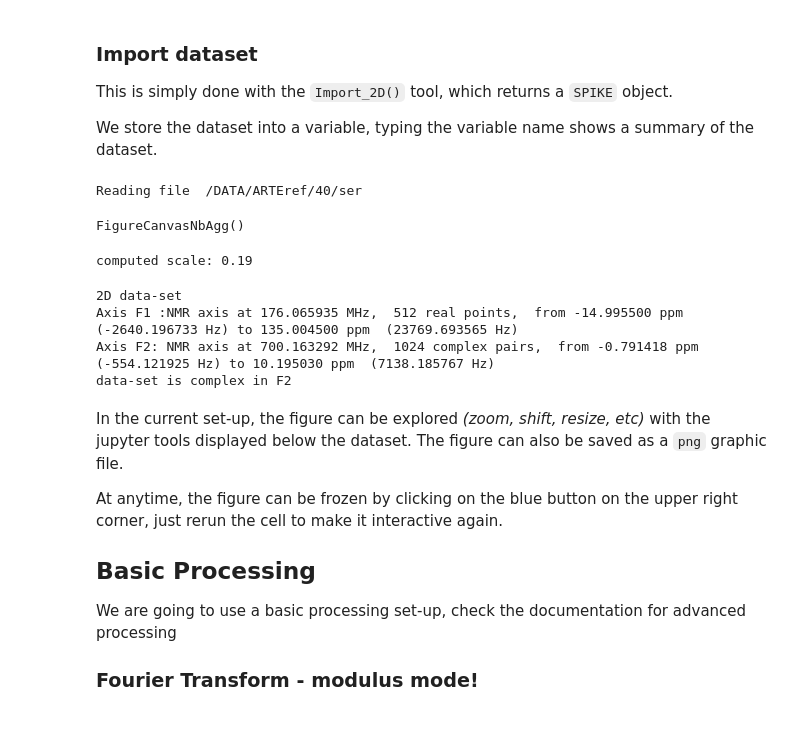
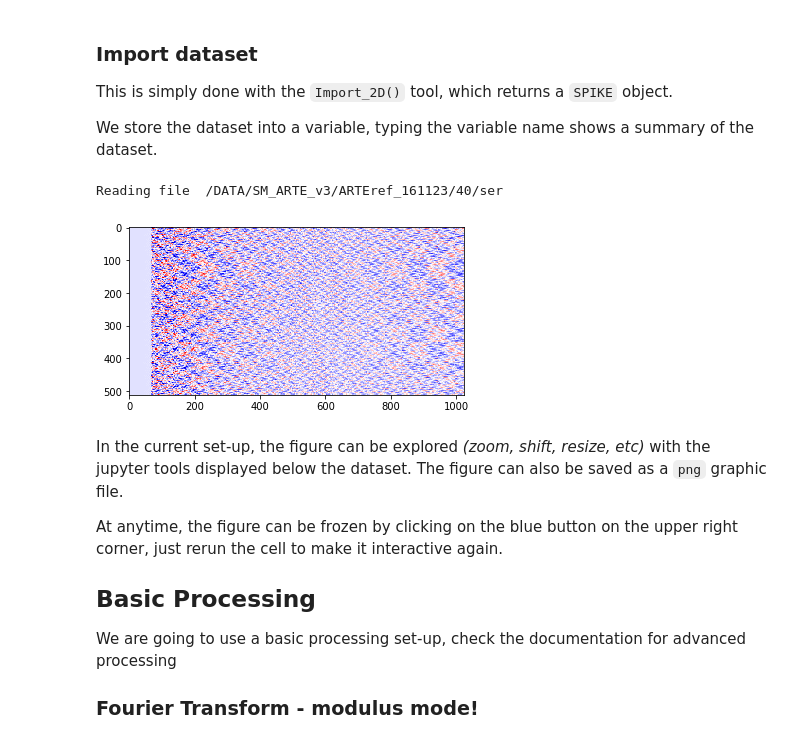
Before and after one commit to spike-project/spike, a Jupyter notebook: Notebooks/Proc2DNMR.ipynb, the cells around one changed output. Drawn from its saved outputs; the diff is of its cells as text; code cells hidden in the pictures.

```diff
--- a/Notebooks/Proc2DNMR.ipynb
+++ b/Notebooks/Proc2DNMR.ipynb
@@ -76,18 +78,14 @@ We store the dataset into a variable, typing the variable name shows a summary o
 # %%
 print('Reading file ',FC.selected)
 d2 = Import_2D(FC.selected)
 d2.filename = FC.selected
 d2.pulprog = d2.params['acqu']['$PULPROG']
 print (d2.params['acqu']['title'])
-d2.set_unit('sec').display(title="%s %s"%(FC.nmrname,d2.pulprog), scale='auto')
+#d2.set_unit('sec').display(title="%s %s"%(FC.nmrname,d2.pulprog), scale='auto')
+plt.imshow(d2.get_buffer().imag, cmap="seismic"); #  "Accent")
 # %% [output]
-Reading file  /DATA/ARTEref/40/ser
+Reading file  /DATA/SM_ARTE_v3/ARTEref_161123/40/ser
-FigureCanvasNbAgg()
-computed scale: 0.19
-2D data-set
-Axis F1 :NMR axis at 176.065935 MHz,  512 real points,  from -14.995500 ppm (-2640.196733 Hz) to 135.004500 ppm  (23769.693565 Hz)
-Axis F2: NMR axis at 700.163292 MHz,  1024 complex pairs,  from -0.791418 ppm (-554.121925 Hz) to 10.195030 ppm  (7138.185767 Hz)
-data-set is complex in F2
+[figure, added]
 # %% [markdown]
 In the current set-up, the figure can be explored *(zoom, shift, resize, etc)* with the jupyter tools displayed  below the dataset.
 The figure can also be saved as a `png` graphic file.
```
Also changed, not shown: parts of 8 cells of this notebook, 6 other files.
